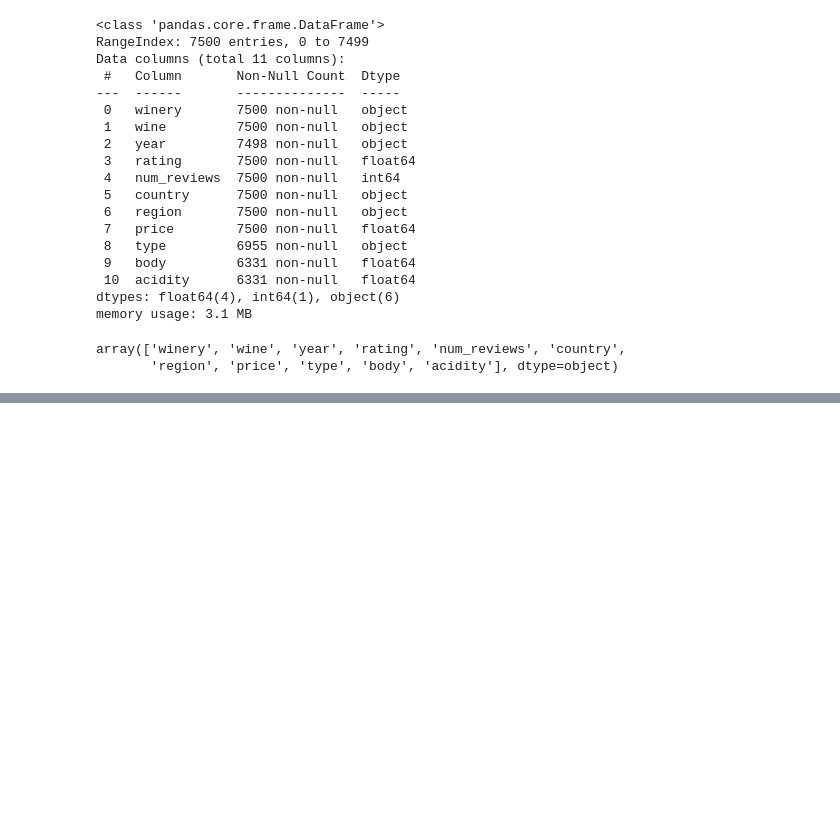
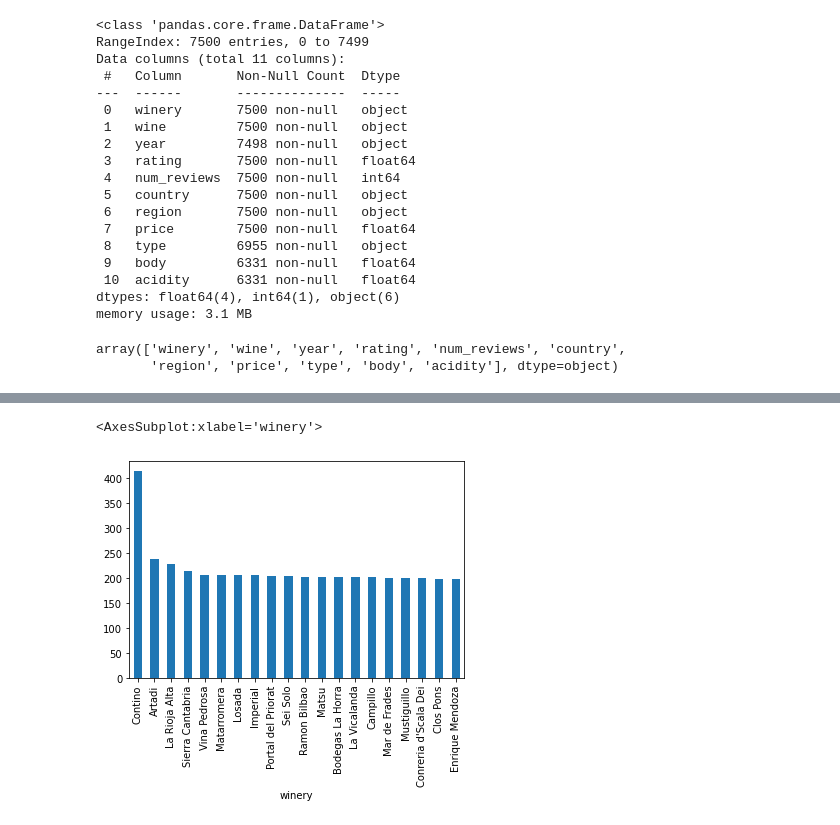
Before and after one commit to OrianAmpuero/ETL-PROJECT, a Jupyter notebook: DATA/DATA CLEAN.ipynb, the cells around one changed output, grey strips where cells are left out. Drawn from its saved outputs; the diff is of its cells as text; code cells hidden in the pictures; blank space fills up the shorter version.

```diff
--- a/DATA/DATA CLEAN.ipynb
+++ b/DATA/DATA CLEAN.ipynb
@@ -84,0 +157,7 @@ df.namecolumn.unique()
+# %%
+# TOP 20 mejores bodegas/número total de vinos
+
+df.groupby('winery')['wine'].count().sort_values(ascending=False).head(20).plot.bar()
+# %% [output]
+<AxesSubplot:xlabel='winery'>
+[figure, added]
```
Also changed, not shown: parts of 18 cells of this notebook, 4 other files.
